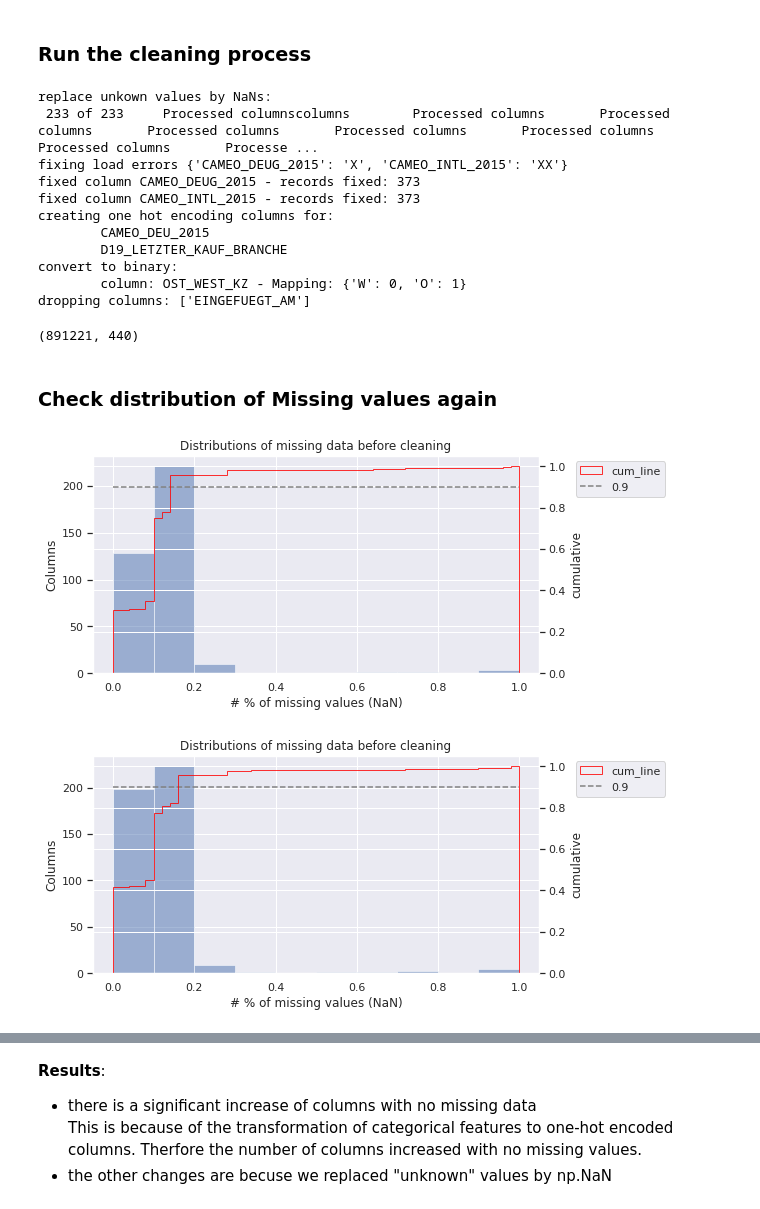
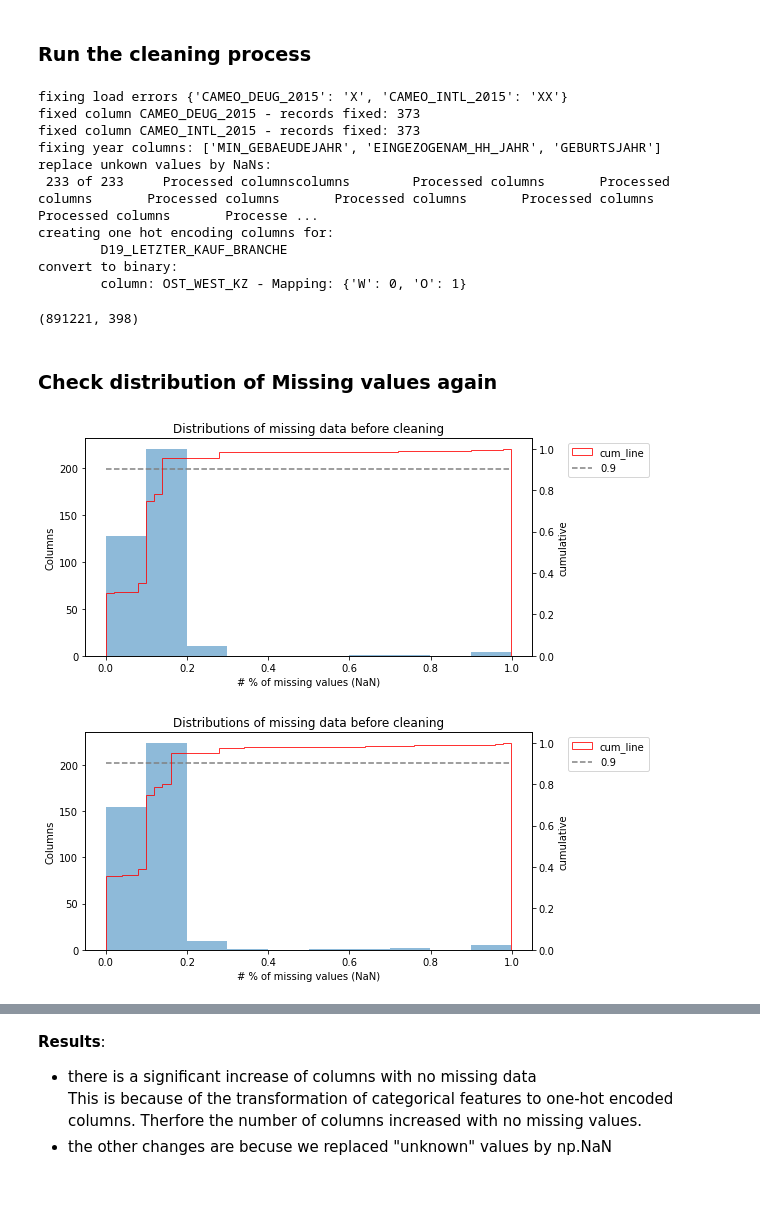
Before and after one commit to step-bauer/dsnd_capstone_arvato, a Jupyter notebook: Arvato Project Workbook.ipynb, the cells around one changed output, grey strips where cells are left out. Cells and saved outputs as stored; diff of their text form; code cells hidden in the pictures.

```diff
--- a/Arvato Project Workbook.ipynb
+++ b/Arvato Project Workbook.ipynb
@@ -885,32 +915,31 @@ Index(['AGER_TYP', 'AKT_DAT_KL', 'ALTER_HH', 'ALTER_KIND1', 'ALTER_KIND2',
 # %%
 dfCleaner = etlp.PreDataCleaner(df_metadata)
 
-df_azdias_cleaned = dfCleaner.transform(df_azdias_cleaned)
+df_azdias_cleaned = dfCleaner.transform(df_azdias_cleaned,drop_cols=False)
 df_azdias_cleaned.shape
 # %% [output]
-replace unkown values by NaNs:
- 233 of 233     Processed columnscolumns        Processed columns       Processed columns       Processed columns       Processed columns       Processed columns       Processed columns       Processe ...
 fixing load errors {'CAMEO_DEUG_2015': 'X', 'CAMEO_INTL_2015': 'XX'}
 fixed column CAMEO_DEUG_2015 - records fixed: 373
 fixed column CAMEO_INTL_2015 - records fixed: 373
+fixing year columns: ['MIN_GEBAEUDEJAHR', 'EINGEZOGENAM_HH_JAHR', 'GEBURTSJAHR']
+replace unkown values by NaNs:
+ 233 of 233     Processed columnscolumns        Processed columns       Processed columns       Processed columns       Processed columns       Processed columns       Processed columns       Processe ...
 creating one hot encoding columns for:
-        CAMEO_DEU_2015
         D19_LETZTER_KAUF_BRANCHE
 convert to binary:
         column: OST_WEST_KZ - Mapping: {'W': 0, 'O': 1}
-dropping columns: ['EINGEFUEGT_AM']
-(891221, 440)
+(891221, 398)
 # %% [markdown]
 ### Check distribution of Missing values again
 # %%
 # Assess missing data in columns
-print_null_dist(df_azdias, 'dist_of_missingdata_after_transformation.jpg')
+Plot.print_null_dist(df_azdias, 'dist_of_missingdata_after_transformation.jpg')
 # %% [output]
-[figure, old version]
+[figure, new version]
 # %%
-print_null_dist(df_azdias_cleaned, 'dist_of_missingdata_after_transformation.jpg')
+Plot.print_null_dist(df_azdias_cleaned, 'dist_of_missingdata_after_transformation.jpg')
 # %% [output]
-[figure, old version]
+[figure, new version]
 # %% [markdown]
 ### Comparison of distributions of missing data
 
```
Also changed, not shown: parts of 107 cells of this notebook.
